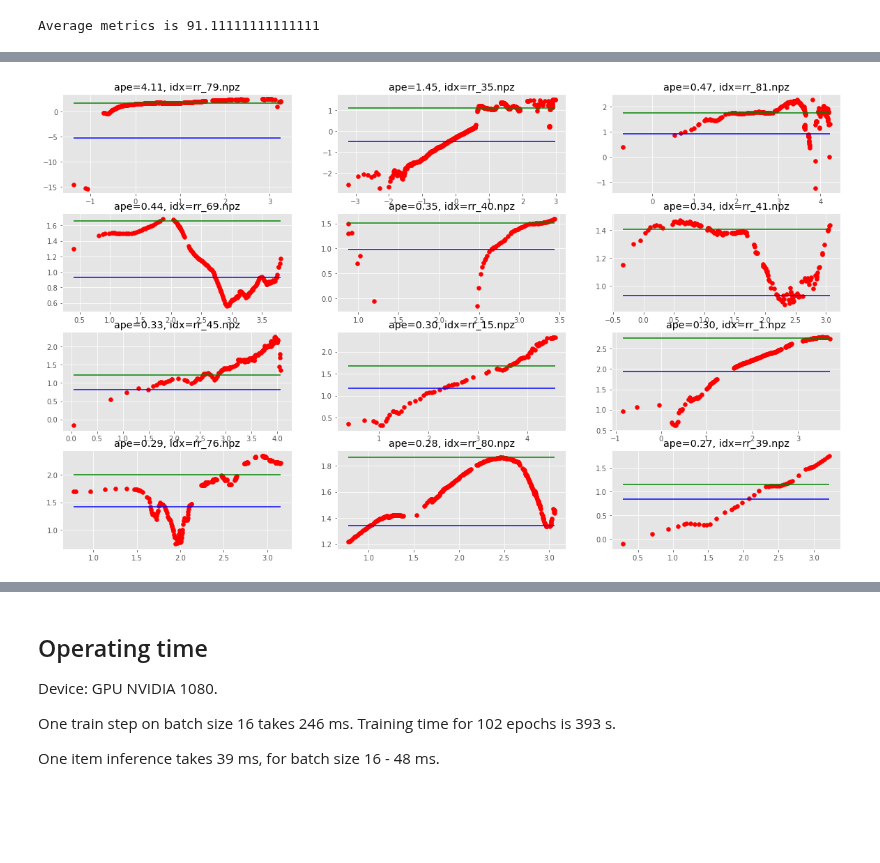
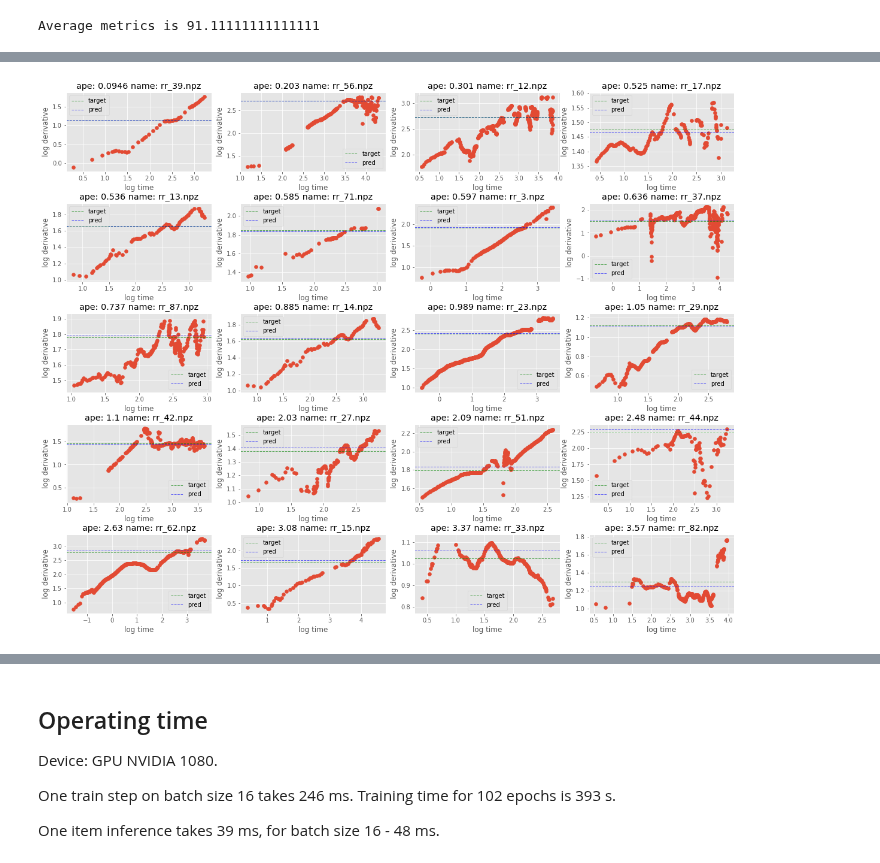
Before and after one commit to analysiscenter/radial, a Jupyter notebook: standards/training_1d_model.ipynb, the cells around one changed output, grey strips where cells are left out. Drawn from its saved outputs; the diff is of its cells as text; code cells hidden in the pictures; blank space fills up the shorter version.

```diff
--- a/standards/training_1d_model.ipynb
+++ b/standards/training_1d_model.ipynb
@@ -162,17 +166,21 @@ Prediction pipeline:
 predict_template = (prep_pipeline
                   .init_variable('targets', init_on_each_run=list)
                   .init_variable('predictions', init_on_each_run=list)
+                  .init_variable('ind', init_on_each_run=list)
                   .import_model('model', train_pipeline)
                   .predict_model('model', fetches='predictions',
                                feed_dict={'signals': B('derivative_grid')},
                                save_to=B('predictions'), mode='w')
                   .clip_values(src='predictions', dst='predictions')
-                  .denormalize(src='predictions', dst='denorm_predictions',
-                               src_range='derivative_range')
-                  .update_variable('predictions', B('denorm_predictions'), mode='e') << ds_test
+                  .denormalize(src=['predictions', 'log_norm_target'],
+                              dst=['denorm_predictions', 'denorm_target'],
+                              src_range=['derivative_range', 'derivative_range'])
+                  .update_variable('ind', B('indices'), mode='e')
+                  .update_variable('predictions', B('denorm_predictions'), mode='e')
+                  .update_variable('targets', B('denorm_target'), mode='e') << ds_test
                 )
 # %% [markdown]
 Execute prediction pipeline.
 # %%
 predict_pipeline = predict_template << ds_test
-btch = predict_pipeline.next_batch(3)
+predict_pipeline.run(10, drop_last=True, bar=True)
@@ -218,5 +221,6 @@ Now let's see an examples with the biggest error value.
-# %%
-ix = np.argsort(metrics)
-draw_results(test_batch, metrics)
-# %% [output]
-[figure, removed]
+# %%
+results, names = calculate_results(predict_pipeline)
+
+draw_predictions_1(results, names[:20], path="./../../research/data_splited/test_isol/")
+# %% [output]
+[figure, added]
```
Also changed, not shown: parts of 11 cells of this notebook, 1 other file.
